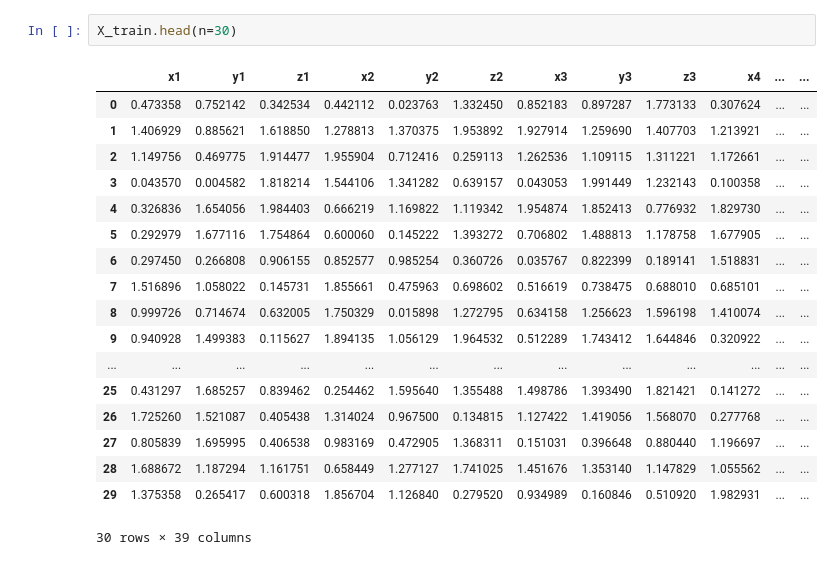
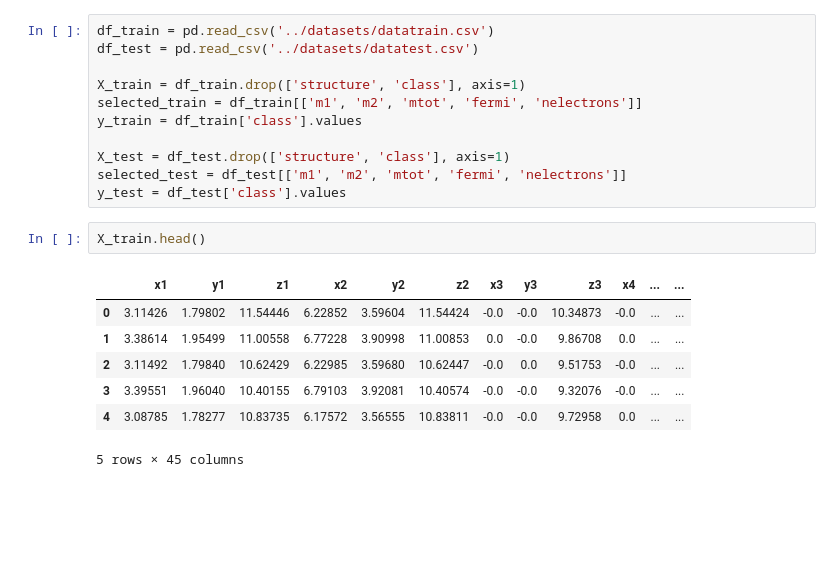
Before and after one commit to maarlf/vasp, a Jupyter notebook: notebooks/svm_classifier.ipynb, the cells around one changed output. Drawn from its saved outputs; the diff is of its cells as text; blank space fills up the shorter version.

```diff
--- a/notebooks/svm_classifier.ipynb
+++ b/notebooks/svm_classifier.ipynb
@@ -36,21 +31,21 @@ print(X_min_train.shape, X_min_test.shape)
+# %%
+df_train = pd.read_csv('../datasets/datatrain.csv')
+df_test = pd.read_csv('../datasets/datatest.csv')
+
+X_train = df_train.drop(['structure', 'class'], axis=1)
+selected_train = df_train[['m1', 'm2', 'mtot', 'fermi', 'nelectrons']]
+y_train = df_train['class'].values
+
+X_test = df_test.drop(['structure', 'class'], axis=1)
+selected_test = df_test[['m1', 'm2', 'mtot', 'fermi', 'nelectrons']]
+y_test = df_test['class'].values
 # %%
-X_train.head(n=30)
+X_train.head()
 # %% [output]
 |  | x1 | y1 | z1 | x2 | y2 | z2 | x3 | y3 | z3 | x4 | ... | ... |
-| 0 | 0.473358 | 0.752142 | 0.342534 | 0.442112 | 0.023763 | 1.332450 | 0.852183 | 0.897287 | 1.773133 | 0.307624 | ... | ... |
-| 1 | 1.406929 | 0.885621 | 1.618850 | 1.278813 | 1.370375 | 1.953892 | 1.927914 | 1.259690 | 1.407703 | 1.213921 | ... | ... |
-| 2 | 1.149756 | 0.469775 | 1.914477 | 1.955904 | 0.712416 | 0.259113 | 1.262536 | 1.109115 | 1.311221 | 1.172661 | ... | ... |
-| 3 | 0.043570 | 0.004582 | 1.818214 | 1.544106 | 1.341282 | 0.639157 | 0.043053 | 1.991449 | 1.232143 | 0.100358 | ... | ... |
-| 4 | 0.326836 | 1.654056 | 1.984403 | 0.666219 | 1.169822 | 1.119342 | 1.954874 | 1.852413 | 0.776932 | 1.829730 | ... | ... |
-| 5 | 0.292979 | 1.677116 | 1.754864 | 0.600060 | 0.145222 | 1.393272 | 0.706802 | 1.488813 | 1.178758 | 1.677905 | ... | ... |
-| 6 | 0.297450 | 0.266808 | 0.906155 | 0.852577 | 0.985254 | 0.360726 | 0.035767 | 0.822399 | 0.189141 | 1.518831 | ... | ... |
-| 7 | 1.516896 | 1.058022 | 0.145731 | 1.855661 | 0.475963 | 0.698602 | 0.516619 | 0.738475 | 0.688010 | 0.685101 | ... | ... |
-| 8 | 0.999726 | 0.714674 | 0.632005 | 1.750329 | 0.015898 | 1.272795 | 0.634158 | 1.256623 | 1.596198 | 1.410074 | ... | ... |
-| 9 | 0.940928 | 1.499383 | 0.115627 | 1.894135 | 1.056129 | 1.964532 | 0.512289 | 1.743412 | 1.644846 | 0.320922 | ... | ... |
-| ... | ... | ... | ... | ... | ... | ... | ... | ... | ... | ... | ... | ... |
-| 25 | 0.431297 | 1.685257 | 0.839462 | 0.254462 | 1.595640 | 1.355488 | 1.498786 | 1.393490 | 1.821421 | 0.141272 | ... | ... |
-| 26 | 1.725260 | 1.521087 | 0.405438 | 1.314024 | 0.967500 | 0.134815 | 1.127422 | 1.419056 | 1.568070 | 0.277768 | ... | ... |
-| 27 | 0.805839 | 1.695995 | 0.406538 | 0.983169 | 0.472905 | 1.368311 | 0.151031 | 0.396648 | 0.880440 | 1.196697 | ... | ... |
-| 28 | 1.688672 | 1.187294 | 1.161751 | 0.658449 | 1.277127 | 1.741025 | 1.451676 | 1.353140 | 1.147829 | 1.055562 | ... | ... |
-| 29 | 1.375358 | 0.265417 | 0.600318 | 1.856704 | 1.126840 | 0.279520 | 0.934989 | 0.160846 | 0.510920 | 1.982931 | ... | ... |
+| 0 | 3.11426 | 1.79802 | 11.54446 | 6.22852 | 3.59604 | 11.54424 | -0.0 | -0.0 | 10.34873 | -0.0 | ... | ... |
+| 1 | 3.38614 | 1.95499 | 11.00558 | 6.77228 | 3.90998 | 11.00853 | 0.0 | -0.0 | 9.86708 | 0.0 | ... | ... |
+| 2 | 3.11492 | 1.79840 | 10.62429 | 6.22985 | 3.59680 | 10.62447 | -0.0 | 0.0 | 9.51753 | -0.0 | ... | ... |
+| 3 | 3.39551 | 1.96040 | 10.40155 | 6.79103 | 3.92081 | 10.40574 | -0.0 | -0.0 | 9.32076 | -0.0 | ... | ... |
+| 4 | 3.08785 | 1.78277 | 10.83735 | 6.17572 | 3.56555 | 10.83811 | -0.0 | -0.0 | 9.72958 | 0.0 | ... | ... |
-30 rows × 39 columns
+5 rows × 45 columns
```
Also changed, not shown: parts of 37 cells of this notebook, 1 other file.
